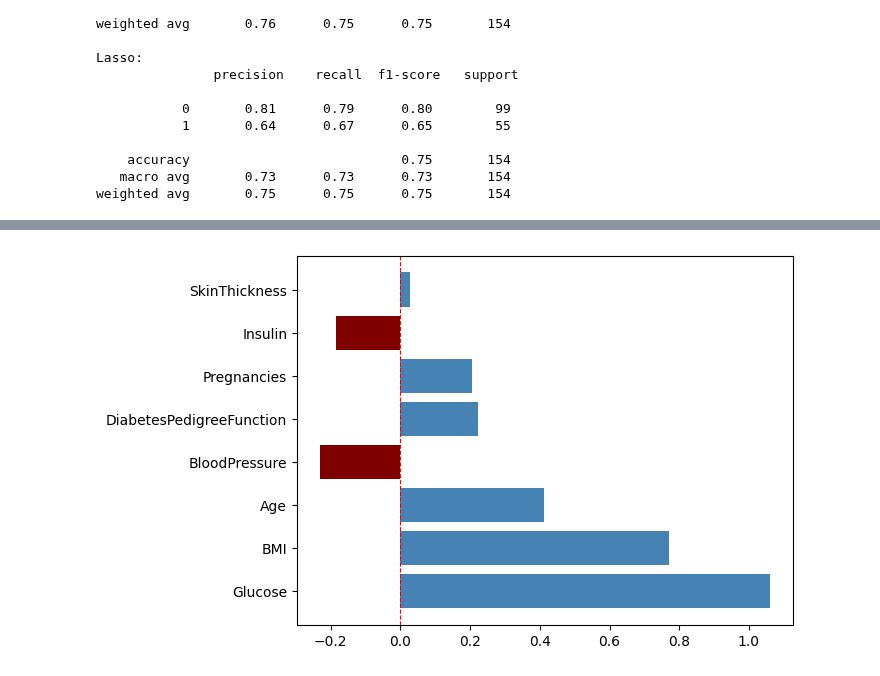
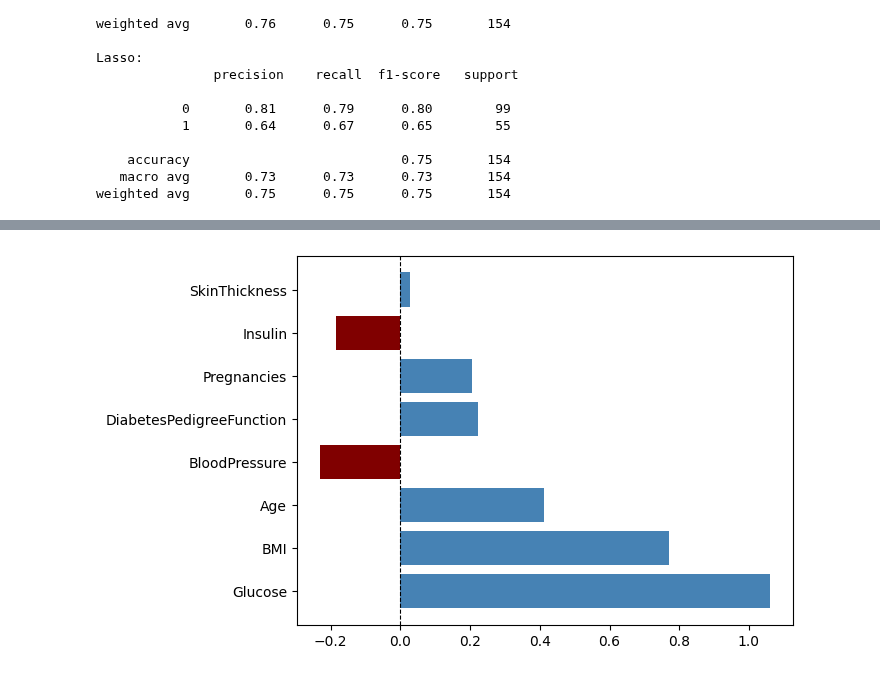
Before and after one commit to SakshiKhatiwada/Python, a Jupyter notebook: Projects/Diabetes-Prediction/main.ipynb, the cells around one changed output, grey strips where cells are left out. Drawn from its saved outputs; the diff is of its cells as text; code cells hidden in the pictures.

```diff
--- a/Projects/Diabetes-Prediction/main.ipynb
+++ b/Projects/Diabetes-Prediction/main.ipynb
@@ -169,11 +194,11 @@ import seaborn as sns
 # %%
 # Horizontal Bar Plot to Visualize Feature Selection
 colors = ["steelblue" if c > 0 else "maroon" for c in selected_features["Coefficients"]]
 # plt.figure(figsize=(4,4))
 plt.barh(selected_features["Features"],selected_features["Coefficients"], data=selected_features, color=colors)
-plt.axvline(x=0, color="r", linestyle="--", linewidth=0.8)
+plt.axvline(x=0, color="k", linestyle="--", linewidth=0.8)
 plt.show()
 
 # NOTE Horizontal bar plot draws first item on bottom. If we want it on top then => reverse everything with [::-1]
 # %% [output]
-[figure, old version]
+[figure, new version]
```
Also changed, not shown: parts of 5 cells of this notebook.
